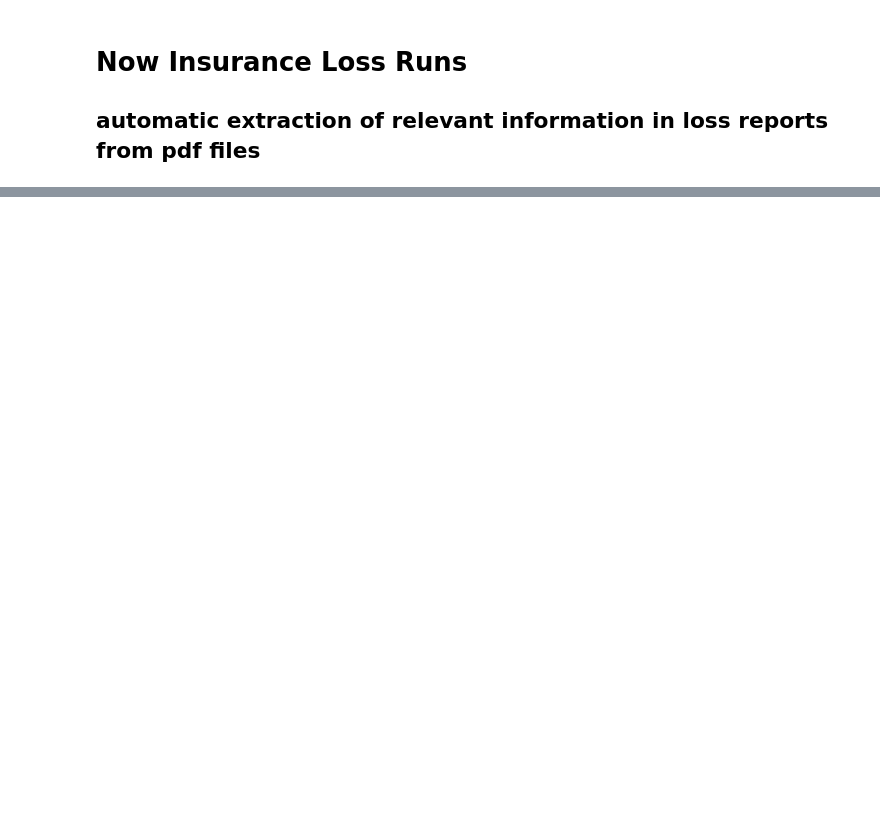
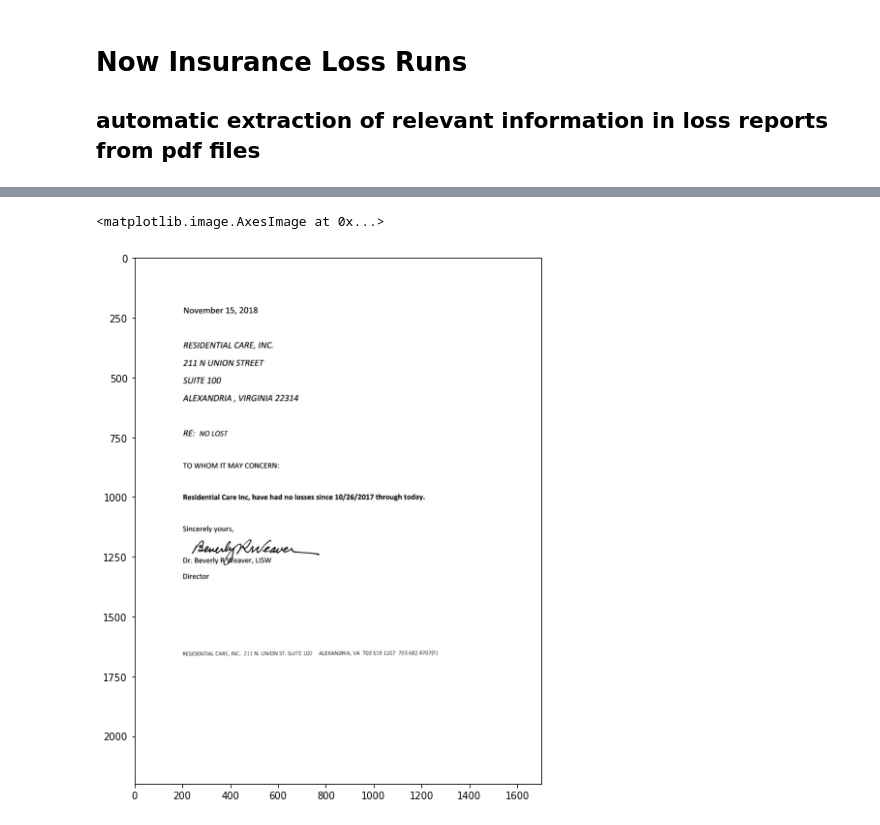
Before and after one commit to zaned897/pdfTextanalyzer, a Jupyter notebook: main.ipynb, the cells around one changed output, grey strips where cells are left out. Drawn from its saved outputs; the diff is of its cells as text; code cells hidden in the pictures; blank space fills up the shorter version.

```diff
--- a/main.ipynb
+++ b/main.ipynb
@@ -61,0 +62,21 @@ plt.imshow(_image_c)
+# %%
+pdf_file = 'no lossess letter NA0'
+#  Read text file
+txt_file = PATH_txt + pdf_file + '.txt'
+#image file
+image_file = PATH_image + pdf_file + '.jpg'
+
+# Read as dict format txt file
+txt_dict = lossrun.read_dict(txt_file)
+
+template_rules = ConfigObj('config_file.ino')
+
+j = lossrun.search_rules(txt_dict,template_rules)
+_image_c = cv2.imread(image_file)
+for i in range(len(j)):
+    cv2.circle(_image_c,(j[i][0],j[i][1]),10,(0,0,255),-1)
+plt.figure(figsize=(15,10))
+plt.imshow(_image_c)
+# %% [output]
+<matplotlib.image.AxesImage at 0x...>
+[figure, added]
```
Also changed, not shown: parts of 2 cells of this notebook, 4 other files.
